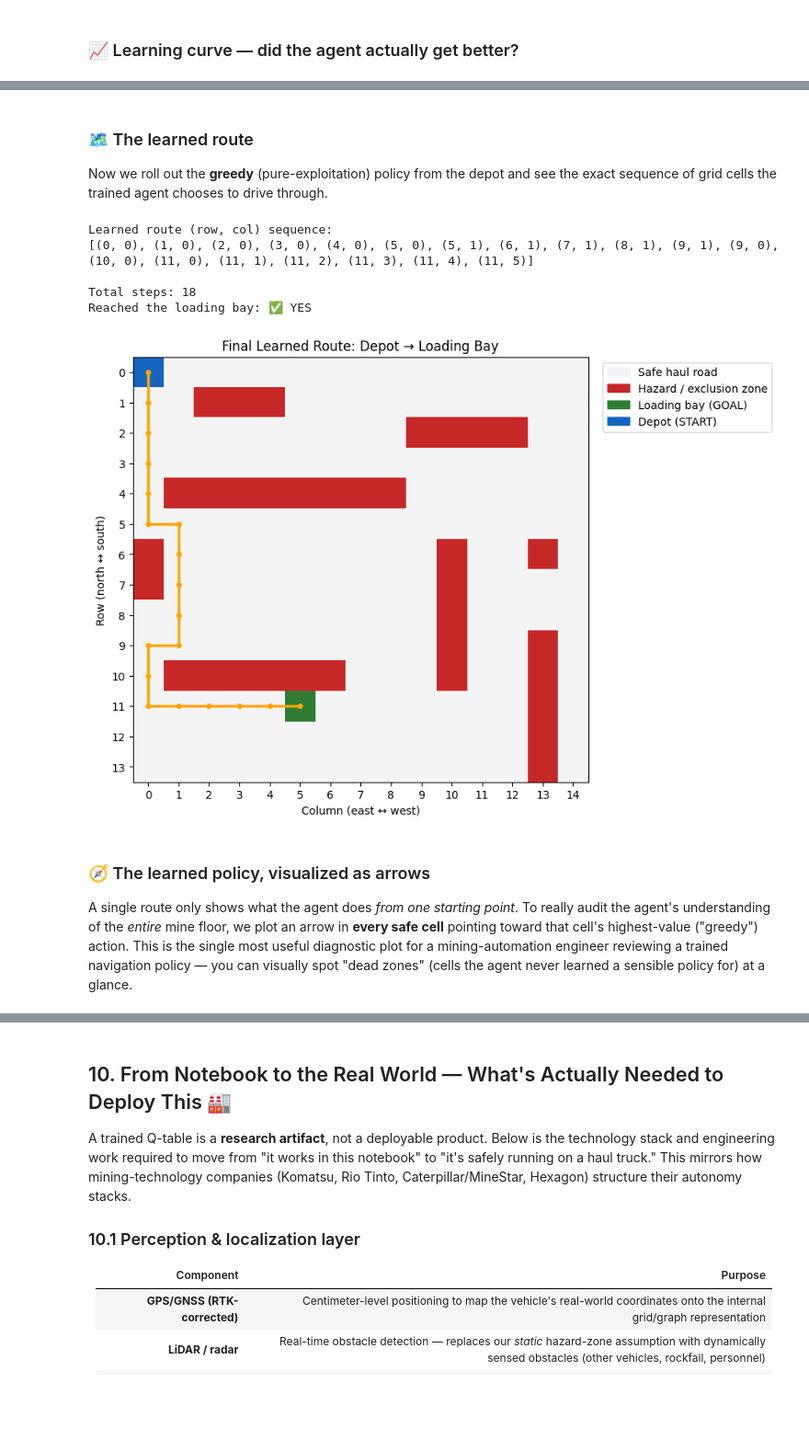
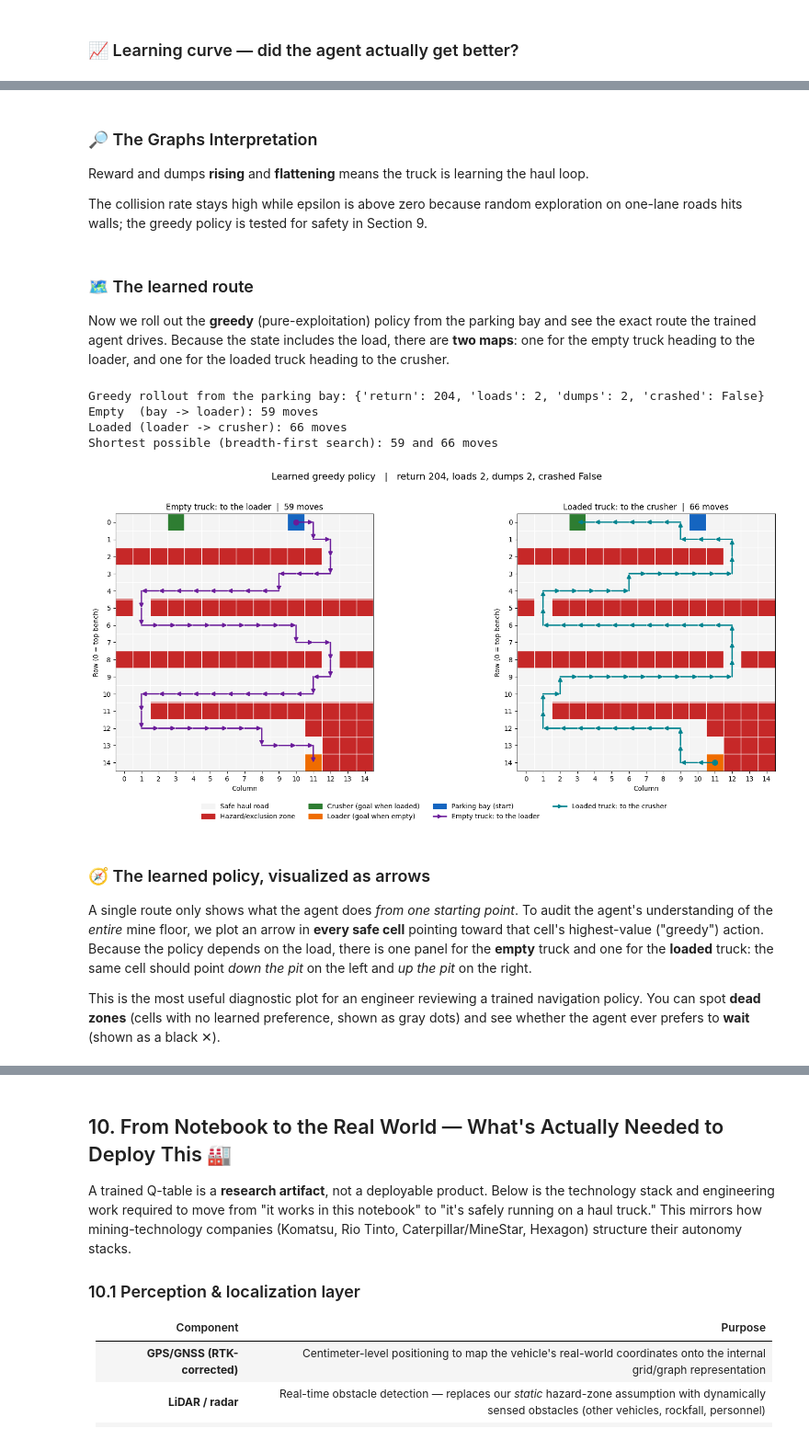
Before and after one commit to KgadiKatse/reinforcement_learning, a Jupyter notebook: Industrial_Q_Learning_Exercise.ipynb, the cells around one changed output, grey strips where cells are left out. Shown at 92% size. Drawn from its saved outputs; the diff is of its cells as text; code cells hidden in the pictures; blank space fills up the shorter version.

```diff
--- a/Industrial_Q_Learning_Exercise.ipynb
+++ b/Industrial_Q_Learning_Exercise.ipynb
@@ -1307,34 +1310,36 @@ Interpretation: a downward, flattening curve means the agent is finding shorter,
+# %% [markdown]
+### 🔎 The Graphs Interpretation
+
+Reward and dumps **rising** and **flattening** means the truck is learning the haul loop.
+
+The collision rate stays high while epsilon is above zero because random exploration on one-lane roads hits walls; the greedy policy is tested for safety in Section 9.
 # %% [markdown]
-
 ### 🗺️ The learned route
 
-Now we roll out the **greedy** (pure-exploitation) policy from the depot and see the exact
-sequence of grid cells the trained agent chooses to drive through.
+Now we roll out the **greedy** (pure-exploitation) policy from the parking bay and see the exact route the trained agent drives. Because the state includes the load, there are **two maps**: one for the empty truck heading to the loader, and one for the loaded truck heading to the crusher.
-# %%
-
-learned_path = greedy_path(q_table, START_STATE)
-print("Learned route (row, col) sequence:")
-print(learned_path)
-print(f"\nTotal steps: {len(learned_path) - 1}")
-print(f"Reached the loading bay: {'✅ YES' if learned_path[-1] == GOAL_STATE else '❌ NO'}")
-
-render_grid(highlight_path=learned_path,
-            title="Final Learned Route: Depot → Loading Bay")
-# %% [output]
-Learned route (row, col) sequence:
-[(0, 0), (1, 0), (2, 0), (3, 0), (4, 0), (5, 0), (5, 1), (6, 1), (7, 1), (8, 1), (9, 1), (9, 0), (10, 0), (11, 0), (11, 1), (11, 2), (11, 3), (11, 4), (11, 5)]
-
-Total steps: 18
-Reached the loading bay: ✅ YES
-[figure, removed]
+# %%
+path, totals = greedy_rollout(q_table)
+print("Greedy rollout from the parking bay:", totals)
+
+legs = split_legs(path)
+for load, name in [(EMPTY, "Empty  (bay -> loader)"), (LOADED, "Loaded (loader -> crusher)")]:
+    complete = [cells for cells, done in legs[load] if done]
+    print(f"{name}: {len(complete[0]) - 1} moves" if complete else f"{name}: goal not reached")
+print(f"Shortest possible (breadth-first search): "
+      f"{len(bfs_shortest_path(START_STATE, LOAD_STATE)) - 1} and "
+      f"{len(bfs_shortest_path(LOAD_STATE, CRUSHER_STATE)) - 1} moves")
+
+render_policy_maps(path, totals)
+# %% [output]
+Greedy rollout from the parking bay: {'return': 204, 'loads': 2, 'dumps': 2, 'crashed': False}
+Empty  (bay -> loader): 59 moves
+Loaded (loader -> crusher): 66 moves
+Shortest possible (breadth-first search): 59 and 66 moves
+[figure, added]
 # %% [markdown]
-
 ### 🧭 The learned policy, visualized as arrows
 
-A single route only shows what the agent does *from one starting point*. To really audit the
-agent's understanding of the *entire* mine floor, we plot an arrow in **every safe cell**
-pointing toward that cell's highest-value ("greedy") action. This is the single most useful
-diagnostic plot for a mining-automation engineer reviewing a trained navigation policy —
-you can visually spot "dead zones" (cells the agent never learned a sensible policy for)
-at a glance.
+A single route only shows what the agent does *from one starting point*. To audit the agent's understanding of the *entire* mine floor, we plot an arrow in **every safe cell** pointing toward that cell's highest-value ("greedy") action. Because the policy depends on the load, there is one panel for the **empty** truck and one for the **loaded** truck: the same cell should point *down the pit* on the left and *up the pit* on the right.
+
+This is the most useful diagnostic plot for an engineer reviewing a trained navigation policy. You can spot **dead zones** (cells with no learned preference, shown as gray dots) and see whether the agent ever prefers to **wait** (shown as a black ✕).
 # %%
```
Also changed, not shown: parts of 16 cells of this notebook.
